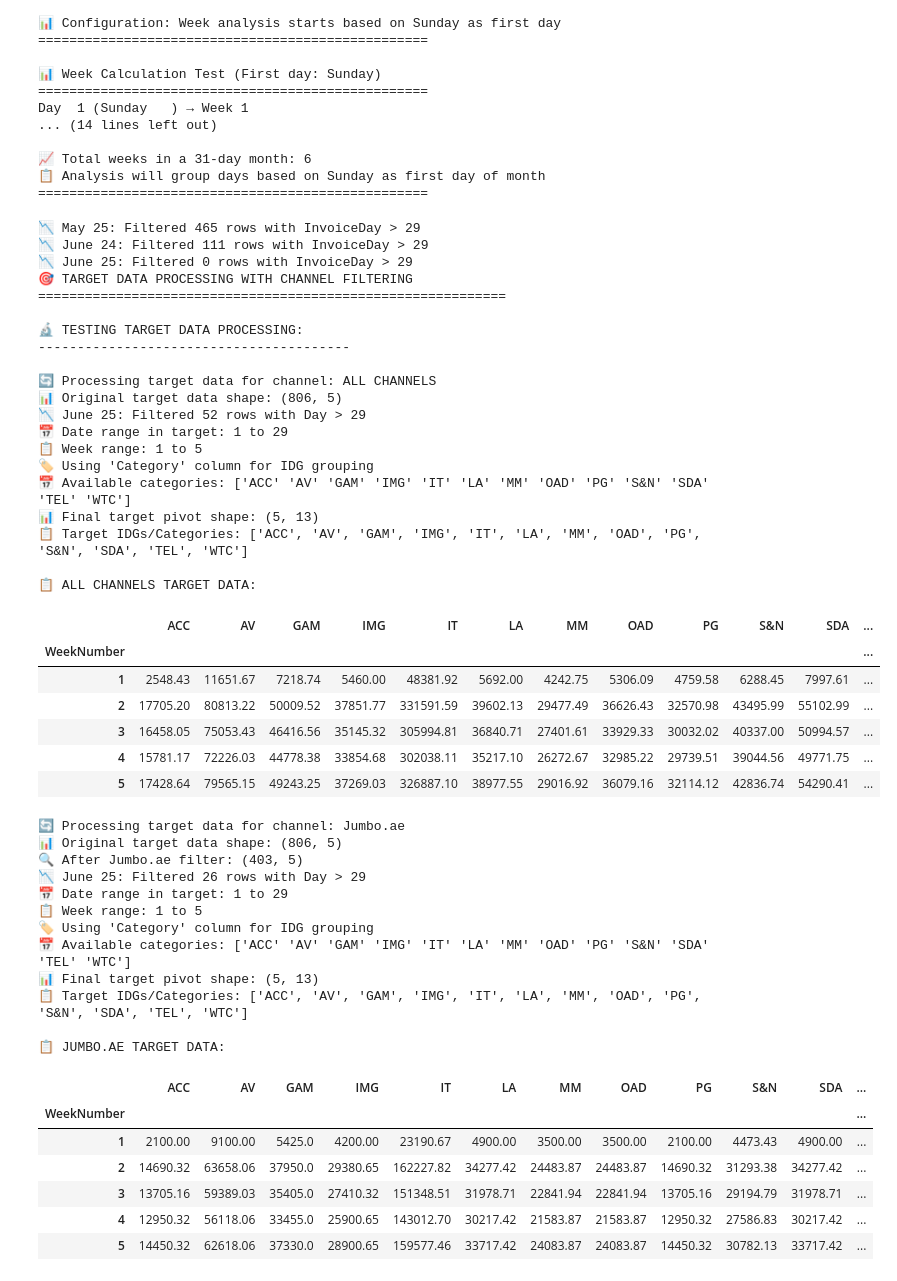
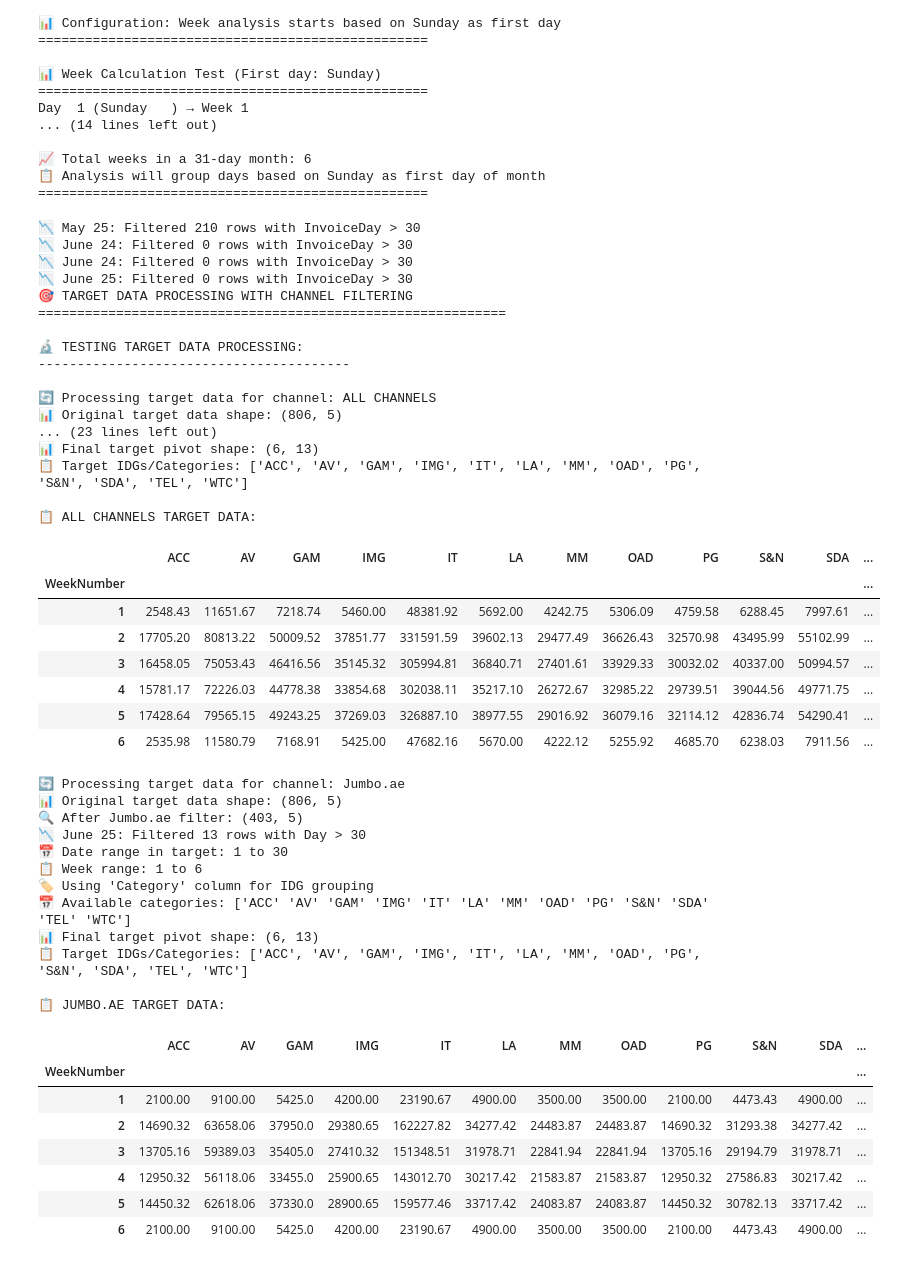
Before and after one commit to harshj3915/ReportAutomation, a Jupyter notebook: DSR.ipynb, the cells around one changed output. Cells and saved outputs as stored; diff of their text form; code cells hidden in the pictures.

```diff
--- a/DSR.ipynb
+++ b/DSR.ipynb
@@ -2556,6 +2561,7 @@ for path, sheet, display_name in sheet_info:
 
     # Map CC to Jumbo.ae in the TYPE column
     filtered_df['TYPE'] = filtered_df['TYPE'].replace('CC', 'Jumbo.ae')
+    filtered_df['TYPE'] = filtered_df['TYPE'].replace('jumbo.ae', 'Jumbo.ae')
 
     # Week-wise sum - use a unique identifier combining file path and sheet name
     unique_id = f"{path}_{sheet}"
@@ -2680,51 +2686,49 @@ jumbo_target = process_target_data_by_week_and_channel('Jumbo.ae')
 if not jumbo_target.empty:
     print("\n📋 JUMBO.AE TARGET DATA:")
     display(jumbo_target.round(2))
 
 # Test 3: EA only
 ea_target = process_target_data_by_week_and_channel('EA')
 if not ea_target.empty:
     print("\n📋 EA TARGET DATA:")
     display(ea_target.round(2))
 
 print("\n=" * 60)
 # %% [output]
-📉 May 25: Filtered 465 rows with InvoiceDay > 29
-📉 June 24: Filtered 111 rows with InvoiceDay > 29
-📉 June 25: Filtered 0 rows with InvoiceDay > 29
+📉 May 25: Filtered 210 rows with InvoiceDay > 30
+📉 June 24: Filtered 0 rows with InvoiceDay > 30
+📉 June 24: Filtered 0 rows with InvoiceDay > 30
+📉 June 25: Filtered 0 rows with InvoiceDay > 30
 🎯 TARGET DATA PROCESSING WITH CHANNEL FILTERING
 ============================================================
 
 🔬 TESTING TARGET DATA PROCESSING:
 ----------------------------------------
 
 🔄 Processing target data for channel: ALL CHANNELS
 📊 Original target data shape: (806, 5)
-📉 June 25: Filtered 52 rows with Day > 29
-📅 Date range in target: 1 to 29
-📋 Week range: 1 to 5
-🏷️ Using 'Category' column for IDG grouping
-📅 Available categories: ['ACC' 'AV' 'GAM' 'IMG' 'IT' 'LA' 'MM' 'OAD' 'PG' 'S&N' 'SDA' 'TEL' 'WTC']
-📊 Final target pivot shape: (5, 13)
+... (23 lines left out)
+📊 Final target pivot shape: (6, 13)
 📋 Target IDGs/Categories: ['ACC', 'AV', 'GAM', 'IMG', 'IT', 'LA', 'MM', 'OAD', 'PG', 'S&N', 'SDA', 'TEL', 'WTC']
 
 📋 ALL CHANNELS TARGET DATA:
 |  | ACC | AV | GAM | IMG | IT | LA | MM | OAD | PG | S&N | SDA | ... |
 | WeekNumber |  |  |  |  |  |  |  |  |  |  |  | ... |
 | 1 | 2548.43 | 11651.67 | 7218.74 | 5460.00 | 48381.92 | 5692.00 | 4242.75 | 5306.09 | 4759.58 | 6288.45 | 7997.61 | ... |
 | 2 | 17705.20 | 80813.22 | 50009.52 | 37851.77 | 331591.59 | 39602.13 | 29477.49 | 36626.43 | 32570.98 | 43495.99 | 55102.99 | ... |
 | 3 | 16458.05 | 75053.43 | 46416.56 | 35145.32 | 305994.81 | 36840.71 | 27401.61 | 33929.33 | 30032.02 | 40337.00 | 50994.57 | ... |
 | 4 | 15781.17 | 72226.03 | 44778.38 | 33854.68 | 302038.11 | 35217.10 | 26272.67 | 32985.22 | 29739.51 | 39044.56 | 49771.75 | ... |
 | 5 | 17428.64 | 79565.15 | 49243.25 | 37269.03 | 326887.10 | 38977.55 | 29016.92 | 36079.16 | 32114.12 | 42836.74 | 54290.41 | ... |
+| 6 | 2535.98 | 11580.79 | 7168.91 | 5425.00 | 47682.16 | 5670.00 | 4222.12 | 5255.92 | 4685.70 | 6238.03 | 7911.56 | ... |
 🔄 Processing target data for channel: Jumbo.ae
 📊 Original target data shape: (806, 5)
 🔍 After Jumbo.ae filter: (403, 5)
-📉 June 25: Filtered 26 rows with Day > 29
-📅 Date range in target: 1 to 29
-📋 Week range: 1 to 5
+📉 June 25: Filtered 13 rows with Day > 30
+📅 Date range in target: 1 to 30
+📋 Week range: 1 to 6
 🏷️ Using 'Category' column for IDG grouping
 📅 Available categories: ['ACC' 'AV' 'GAM' 'IMG' 'IT' 'LA' 'MM' 'OAD' 'PG' 'S&N' 'SDA' 'TEL' 'WTC']
-📊 Final target pivot shape: (5, 13)
+📊 Final target pivot shape: (6, 13)
 📋 Target IDGs/Categories: ['ACC', 'AV', 'GAM', 'IMG', 'IT', 'LA', 'MM', 'OAD', 'PG', 'S&N', 'SDA', 'TEL', 'WTC']
 
 📋 JUMBO.AE TARGET DATA:
@@ -2735,6 +2739,7 @@ print("\n=" * 60)
 | 3 | 13705.16 | 59389.03 | 35405.0 | 27410.32 | 151348.51 | 31978.71 | 22841.94 | 22841.94 | 13705.16 | 29194.79 | 31978.71 | ... |
 | 4 | 12950.32 | 56118.06 | 33455.0 | 25900.65 | 143012.70 | 30217.42 | 21583.87 | 21583.87 | 12950.32 | 27586.83 | 30217.42 | ... |
 | 5 | 14450.32 | 62618.06 | 37330.0 | 28900.65 | 159577.46 | 33717.42 | 24083.87 | 24083.87 | 14450.32 | 30782.13 | 33717.42 | ... |
+| 6 | 2100.00 | 9100.00 | 5425.0 | 4200.00 | 23190.67 | 4900.00 | 3500.00 | 3500.00 | 2100.00 | 4473.43 | 4900.00 | ... |
 🔄 Processing target data for channel: EA
 📊 Original target data shape: (806, 5)
 🔍 After EA filter: (403, 5)
```
Also changed, not shown: parts of 24 cells of this notebook, 2 other files.
